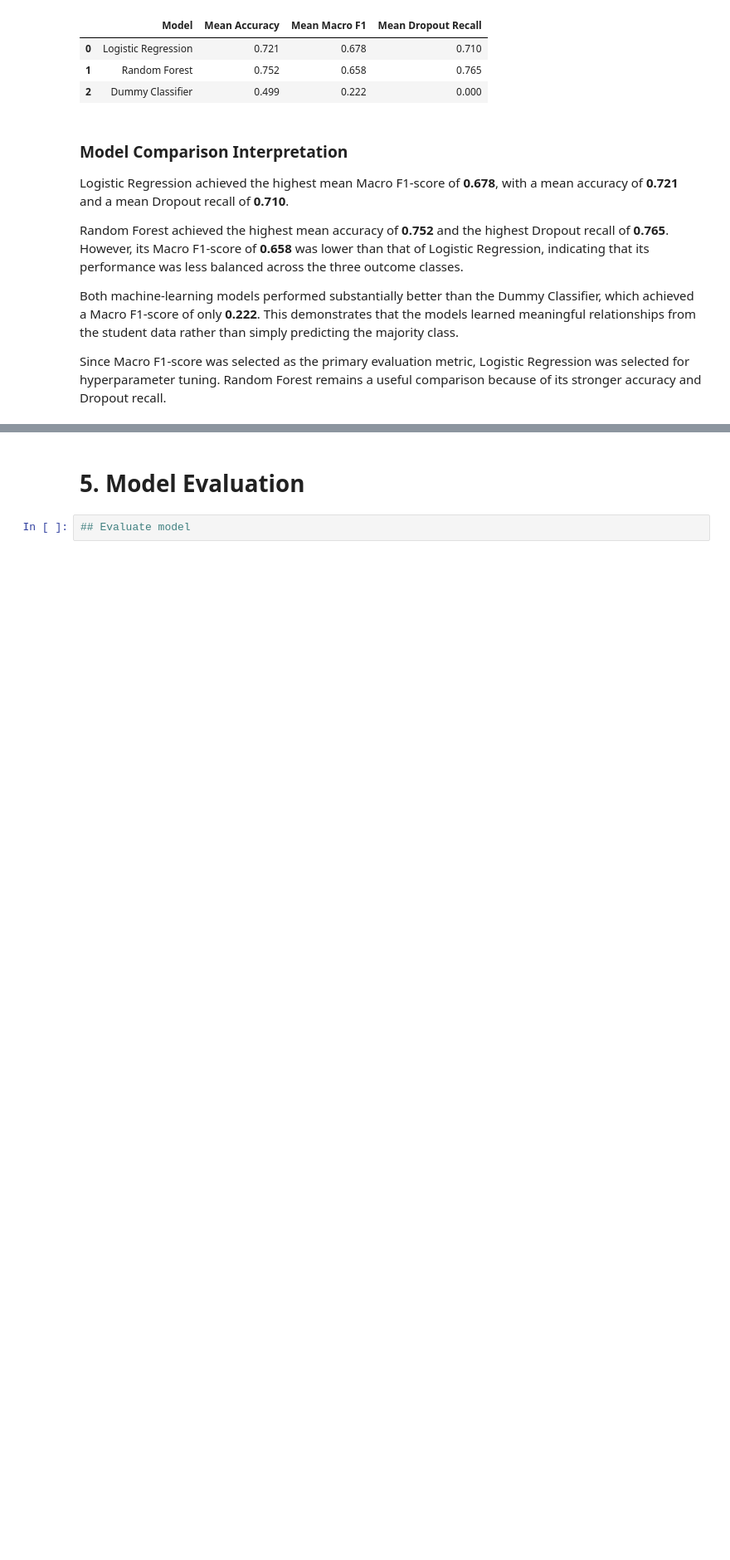
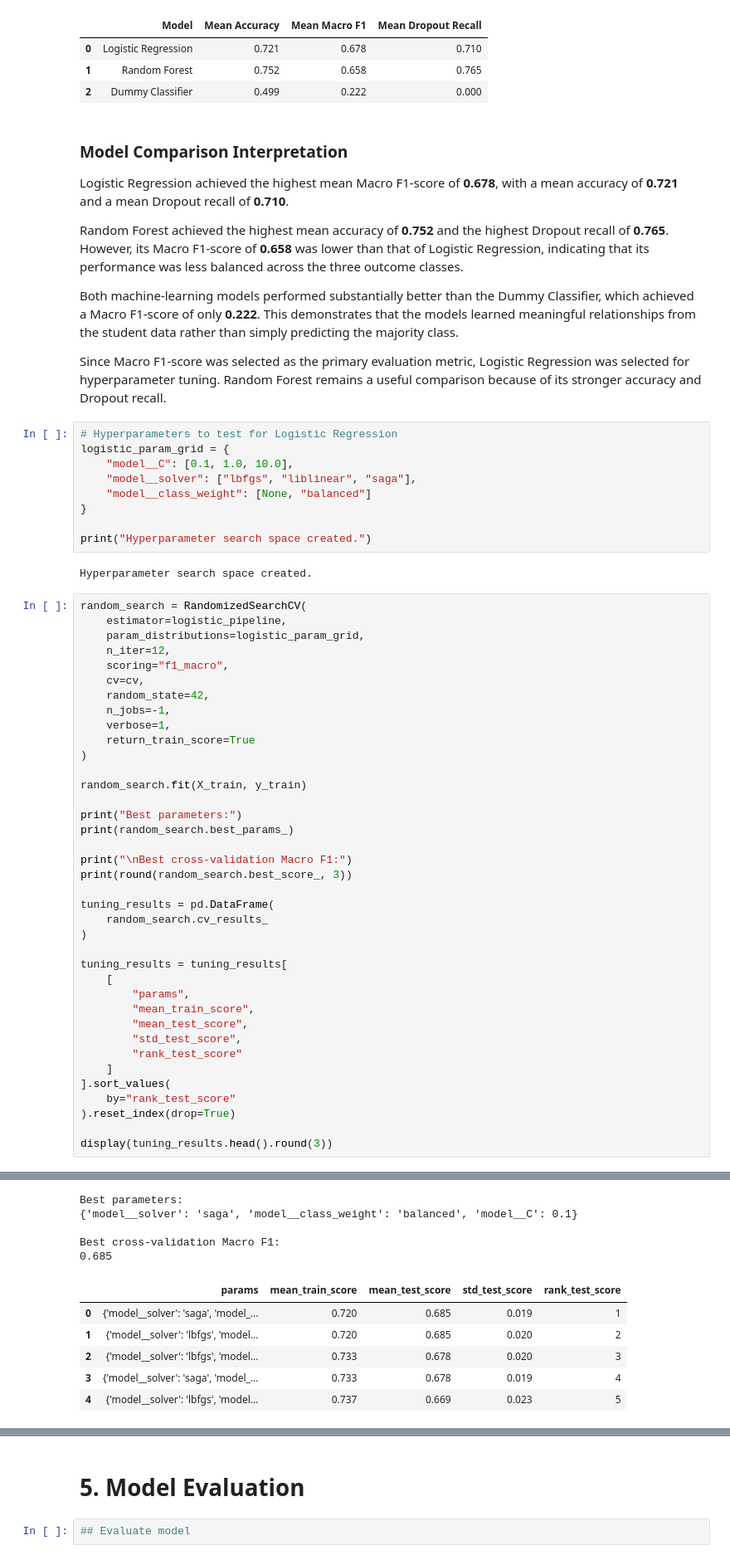
Before and after one commit to andre-rafraf/mldp-student-outcome-prediction, a Jupyter notebook: Student Outcome.ipynb, the cells around one changed output, grey strips where cells are left out. Shown at 83% size. Saved outputs shown, nothing was run; the diff lists cells and outputs as text; blank space fills up the shorter version.

Commit message:
Tune Logistic Regression with RandomizedSearchCV

```diff
--- a/Student Outcome.ipynb
+++ b/Student Outcome.ipynb
@@ -621,3 +622,53 @@ Random Forest achieved the highest mean accuracy of **0.752** and the highest Dr
 Both machine-learning models performed substantially better than the Dummy Classifier, which achieved a Macro F1-score of only **0.222**. This demonstrates that the models learned meaningful relationships from the student data rather than simply predicting the majority class.
 
 Since Macro F1-score was selected as the primary evaluation metric, Logistic Regression was selected for hyperparameter tuning. Random Forest remains a useful comparison because of its stronger accuracy and Dropout recall.
+# %%
+# Hyperparameters to test for Logistic Regression
+logistic_param_grid = {
+    "model__C": [0.1, 1.0, 10.0],
+    "model__solver": ["lbfgs", "liblinear", "saga"],
+    "model__class_weight": [None, "balanced"]
+}
+
+print("Hyperparameter search space created.")
+# %% [output]
+Hyperparameter search space created.
+# %%
+random_search = RandomizedSearchCV(
+    estimator=logistic_pipeline,
+    param_distributions=logistic_param_grid,
+    n_iter=12,
+    scoring="f1_macro",
+    cv=cv,
+    random_state=42,
+    n_jobs=-1,
+    verbose=1,
+    return_train_score=True
+)
+
+random_search.fit(X_train, y_train)
+
+print("Best parameters:")
+print(random_search.best_params_)
+
+print("\nBest cross-validation Macro F1:")
+print(round(random_search.best_score_, 3))
+
+tuning_results = pd.DataFrame(
+    random_search.cv_results_
+)
+
+tuning_results = tuning_results[
+    [
+        "params",
+        "mean_train_score",
+        "mean_test_score",
+        "std_test_score",
+        "rank_test_score"
+    ]
+].sort_values(
+    by="rank_test_score"
+).reset_index(drop=True)
+
+display(tuning_results.head().round(3))
+# %% [output]
@@ -623,0 +693,11 @@ Since Macro F1-score was selected as the primary evaluation metric, Logistic Reg
+Best parameters:
+{'model__solver': 'saga', 'model__class_weight': 'balanced', 'model__C': 0.1}
+
+Best cross-validation Macro F1:
+0.685
+|  | params | mean_train_score | mean_test_score | std_test_score | rank_test_score |
+| 0 | {'model__solver': 'saga', 'model_... | 0.720 | 0.685 | 0.019 | 1 |
+| 1 | {'model__solver': 'lbfgs', 'model... | 0.720 | 0.685 | 0.020 | 2 |
+| 2 | {'model__solver': 'lbfgs', 'model... | 0.733 | 0.678 | 0.020 | 3 |
+| 3 | {'model__solver': 'saga', 'model_... | 0.733 | 0.678 | 0.019 | 4 |
+| 4 | {'model__solver': 'lbfgs', 'model... | 0.737 | 0.669 | 0.023 | 5 |
```
Also changed, not shown: parts of 3 cells of this notebook.
